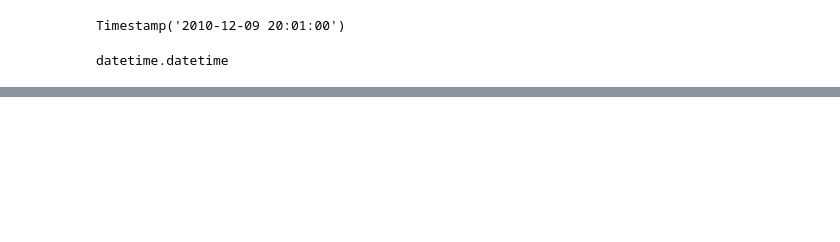
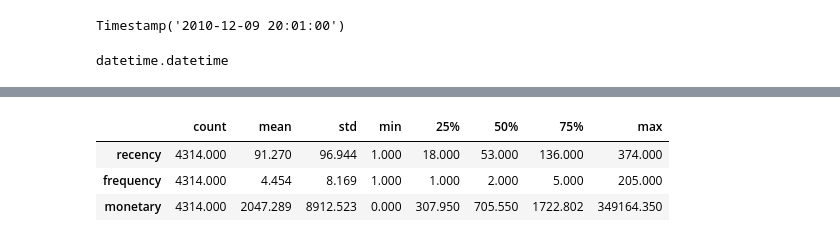
Before and after one commit to dilaraesmer/RFM-Analysis, a Jupyter notebook: Customer_Segmentation_with_RFM.ipynb, the cells around one changed output, grey strips where cells are left out. Cells and saved outputs as stored; diff of their text form; code cells hidden in the pictures; blank space fills up the shorter version.

```diff
--- a/Customer_Segmentation_with_RFM.ipynb
+++ b/Customer_Segmentation_with_RFM.ipynb
@@ -202,0 +213,9 @@ rfm = df.groupby('Customer ID').agg({'InvoiceDate': lambda InvoiceDate: (today_d
+# %%
+rfm.columns = ['recency', 'frequency', 'monetary']
+# %%
+rfm.describe().T
+# %% [output]
+|  | count | mean | std | min | 25% | 50% | 75% | max |
+| recency | 4314.000 | 91.270 | 96.944 | 1.000 | 18.000 | 53.000 | 136.000 | 374.000 |
+| frequency | 4314.000 | 4.454 | 8.169 | 1.000 | 1.000 | 2.000 | 5.000 | 205.000 |
+| monetary | 4314.000 | 2047.289 | 8912.523 | 0.000 | 307.950 | 705.550 | 1722.802 | 349164.350 |
```
Also changed, not shown: parts of 2 cells of this notebook.
